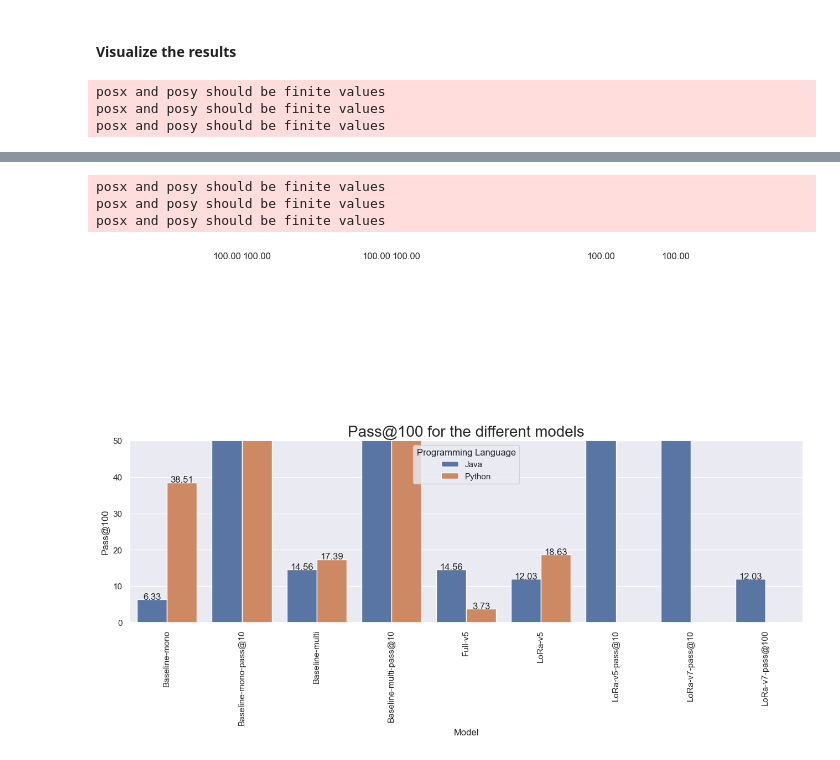
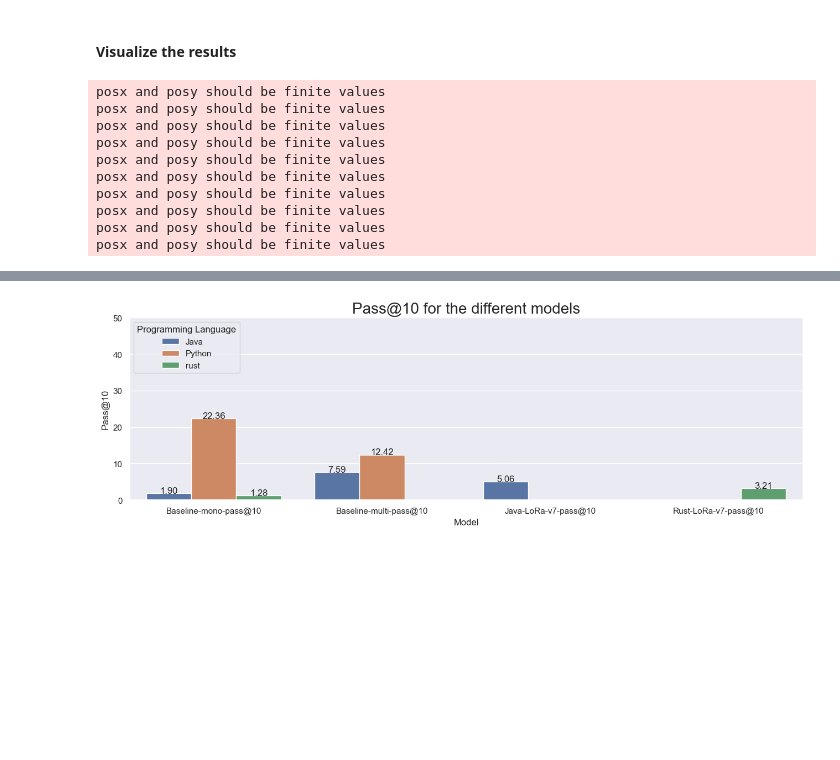
Before and after one commit to ammarnasr/LLM-for-code-intelligence, a Jupyter notebook: Evaluation/MultiPL-E/demo.ipynb, the cells around one changed output, grey strips where cells are left out. Drawn from its saved outputs; the diff is of its cells as text; code cells hidden in the pictures; blank space fills up the shorter version.

```diff
--- a/Evaluation/MultiPL-E/demo.ipynb
+++ b/Evaluation/MultiPL-E/demo.ipynb
@@ -101,7 +95,6 @@ import matplotlib.pyplot as plt
 import os
 import seaborn as sns
 sns.set(rc={'figure.figsize':(11.7,8.27)})
-
 
 #get all the results files in the res folder
 results_files = [f for f in os.listdir('res') if os.path.isfile(os.path.join('res', f))]
@@ -112,51 +105,24 @@ for f in results_files:
     with open(os.path.join('res', f)) as json_file:
         results[f] = json.load(json_file)
 model_names_dict = {
-    # 'codegen2_1B_humaneval_java': 'Baseline-1B',
-    # 'codegen2_1B_humaneval_py': 'Baseline-1B',
-    'codegen_350M_mono_humaneval_java': 'Baseline-mono',
-    'codegen_350M_mono_humaneval_py': 'Baseline-mono',
-    'codegen_350M_multi_humaneval_java': 'Baseline-multi',
-    'codegen_350M_multi_humaneval_py': 'Baseline-multi',
-    'codegne_finetuned_LoRa_the_stack_java_v5_checkpoint_3000_humaneval_java': 'LoRa-v5',
-    'codegne_finetuned_LoRa_the_stack_java_v5_checkpoint_3000_humaneval_py': 'LoRa-v5',
-    'codegne_finetuned_the_stack_java_v3_checkpoint_1000_humaneval_java': 'Full-v5',
-    'codegne_finetuned_the_stack_java_v3_checkpoint_1000_humaneval_py': 'Full-v5',
-    # 'codegne1B_finetuned_LoRa_the_stack_java_v5_checkpoint_800_humaneval_java': 'LoRa-v5-1B',
-    # 'codegne1B_finetuned_LoRa_the_stack_java_v5_checkpoint_800_humaneval_py': 'LoRa-v5-1B',
-#---------------------------------------------------------------------------------------------------------
-#---------------------------------------------------------------------------------------------------------
-    # 'codegen2_1B_humaneval_py_pass_at_10_gen_config': 'Baseline-1B-pass@10',
-    # 'codegen2_1B_humaneval_java_pass_at_10_gen_config': 'Baseline-1B-pass@10',
+
     'codegen_350M_mono_humaneval_py_pass_at_10_gen_config': 'Baseline-mono-pass@10',
     'codegen_350M_mono_humaneval_java_pass_at_10_gen_config': 'Baseline-mono-pass@10',
+    'codegen_350M_mono_humaneval_rs_pass_at_10_gen_config': 'Baseline-mono-pass@10',
+
     'codegen_350M_multi_humaneval_py_pass_at_10_gen_config': 'Baseline-multi-pass@10',
     'codegen_350M_multi_humaneval_java_pass_at_10_gen_config': 'Baseline-multi-pass@10',
-    # 'codegen_java_LoRa_small_v6_run_2_checkpoint_10000_humaneval_py_pass_at_10_gen_config': 'LoRa-small-v6-pass@10',
-    # 'codegen_java_LoRa_small_v6_run_2_checkpoint_10000_humaneval_java_pass_at_10_gen_config': 'LoRa-small-v6-pass@10',
-    'codegne_finetuned_LoRa_the_stack_java_v5_checkpoint_3000_humaneval_java_pass_at_10_gen_config': 'LoRa-v5-pass@10',
-    'codegne_finetuned_LoRa_the_stack_java_v5_checkpoint_3000_humaneval_py_pass_at_10_gen_config': 'LoRa-v5-pass@10',
-    # 'codegen_java_LoRa_v6_run_2_checkpoint_5000_humaneval_py_pass_at_10_gen_config': 'LoRa-v6-pass@10',
-    # 'codegen_java_LoRa_v6_run_2_checkpoint_5000_humaneval_java_pass_at_10_gen_config': 'LoRa-v6-pass@10',
-    # 'codegen_java_Full_v6_run_2_checkpoint_10000_humaneval_py_pass_at_10_gen_config': 'Full-v6-pass@10',
-    # 'codegen_java_Full_v6_run_2_checkpoint_10000_humaneval_java_pass_at_10_gen_config': 'Full-v6-pass@10',
-    # 'codegen_java_LoRa_small_v6.5_run_2_checkpoint_10000_humaneval_java_pass_at_10_gen_config': 'LoRa-small-v6.5-pass@10',
-    # 'codegen_java_LoRa_small_v6.5_run_2_checkpoint_10000_humaneval_py_pass_at_10_gen_config': 'LoRa-small-v6.5-pass@10',
-    # 'codegen_java_LoRa_v6_run_2_checkpoint_10000_humaneval_java_pass_at_10_gen_config': 'LoRa-v6-pass@10',
-    # 'codegen_java_LoRa_v6_run_2_checkpoint_10000_humaneval_py_pass_at_10_gen_config': 'LoRa-v6-pass@10',
-    # 'codegen_java_LoRa_small_v6.5_run_2_checkpoint_10000_humaneval_java_pass_at_100_gen_config' : 'LoRa-small-v6.5-pass@100',
-    # 'codegen_java_LoRa_small_v6.5_run_2_checkpoint_10000_humaneval_py_pass_at_100_gen_config' : 'LoRa-small-v6.5-pass@100',
-    # 'codegen_java_LoRa_v6_run_2_checkpoint_10000_humaneval_java_pass_at_100_gen_config': 'LoRa-v6-pass@100',
-    # 'codegen_java_LoRa_v6_run_2_checkpoint_10000_humaneval_py_pass_at_100_gen_config': 'LoRa-v6-pass@100',
-    # 'codegen_java_Full_v6.5_run_2_checkpoint_10000_humaneval_java_pass_at_100_gen_config': 'Full-v6.5-pass@100',
-    # 'codegen_java_Full_v6.5_run_2_checkpoint_10000_humaneval_py_pass_at_100_gen_config': 'Full-v6.5-pass@100',
-    # 'codegen_java_LoRa_v6_run_2_checkpoint_5000_humaneval_py_pass_at_100_gen_config': 'LoRa-v6-pass@100',
-    # 'codegen_java_LoRa_v6_run_2_checkpoint_5000_humaneval_java_pass_at_100_gen_config': 'LoRa-v6-pass@100',
-    'codegen_java_LoRa_v7_run_1_checkpoint_1000_humaneval_java_pass_at_10_gen_config': 'LoRa-v7-pass@10',
-    'codegen_java_LoRa_v7_run_1_checkpoint_1000_humaneval_py_pass_at_10_gen_config': 'LoRa-v7-pass@10',
+    'codegen_350M_multi_humaneval_rs_pass_at_10_gen_config': 'Baseline-multi-pass@10',
 
-    'codegen_java_LoRa_v7_run_1_checkpoint_2300_humaneval_java_pass_at_100_gen_config': 'LoRa-v7-pass@100',
-    'codegen_java_LoRa_v7_run_1_checkpoint_2300_humaneval_py_pass_at_100_gen_config': 'LoRa-v7-pass@100',
+    'codegen_java_LoRa_v7_run_1_checkpoint_4000_humaneval_java_pass_at_10_gen_config': 'Java-LoRa-v7-pass@10',
+    'codegen_java_LoRa_v7_run_1_checkpoint_4000_humaneval_py_pass_at_10_gen_config': 'Java-LoRa-v7-pass@10',
+    'codegen_java_LoRa_v7_run_1_checkpoint_4000_humaneval_rs_pass_at_10_gen_config': 'Java-LoRa-v7-pass@10',
+
+    'codegen_rust_v7_run_1_checkpoint_2000_humaneval_rs_pass_at_10_gen_config': 'Rust-LoRa-v7-pass@10',
+    'codegen_rust_v7_run_1_checkpoint_2000_humaneval_py_pass_at_10_gen_config': 'Rust-LoRa-v7-pass@10',
+    'codegen_rust_v7_run_1_checkpoint_2000_humaneval_java_pass_at_10_gen_config': 'Rust-LoRa-v7-pass@10',
+
+
 }
 
 
@@ -169,7 +135,7 @@ for model in results.keys():
     if model_name in model_names_dict.keys():
         model_name = model_names_dict[model_name]
     else:
-        print('Model name not found in dict: ' + model_name)
+        # print('Model name not found in dict: ' + model_name)
         continue
     dataset_name = model_results['pass@10']['dataset']
     pass_10 = model_results['pass@10']['estimate']
@@ -181,6 +147,8 @@ for model in results.keys():
         programming_language = 'python'
     elif 'humaneval_java' in dataset_name:
         programming_language = 'java'
+    elif 'humaneval_rs' in dataset_name:
+        programming_language = 'rust'
     else:
         programming_language = 'unknown'
     dict_df['model'].append(model_name)
@@ -211,7 +179,7 @@ df['Programming Language'] = df['Programming Language'].replace({'java': 'Java',
 df = df.sort_values(by=['Model'])
 
 #Set the pass type to plot
-pass_type = 'Pass@100'
+pass_type = 'Pass@10'
 
 
 #Plot the results
@@ -220,7 +188,7 @@ sns.set_theme(style="whitegrid")
 #Set the plot size
 sns.set(rc={'figure.figsize':(15.7,4.27)})
 ax = sns.barplot(x="Model", y=pass_type, hue="Programming Language", data=df)
-ax.set_xticklabels(ax.get_xticklabels(), rotation=90)
+ax.set_xticklabels(ax.get_xticklabels(), rotation=0)
 #set the y axis to start at 0 and end at 50
 plt.ylim(0, 50)
 #writer the y values on top of the bars
@@ -237,3 +205,10 @@ plt.show()
 posx and posy should be finite values
 posx and posy should be finite values
 posx and posy should be finite values
+posx and posy should be finite values
+posx and posy should be finite values
+posx and posy should be finite values
+posx and posy should be finite values
+posx and posy should be finite values
+posx and posy should be finite values
+posx and posy should be finite values
@@ -259,7 +215,4 @@ Model name not found in dict: codegne1B_finetuned_LoRa_the_stack_java_v5_checkpo
-posx and posy should be finite values
-posx and posy should be finite values
-posx and posy should be finite values
-[figure, old version]
+[figure, new version]
 # %%
 # df where programming language is Python
 df_python = df[df['Programming Language'] == 'Python']
```
Also changed, not shown: parts of 4 cells of this notebook, 8 other files.
